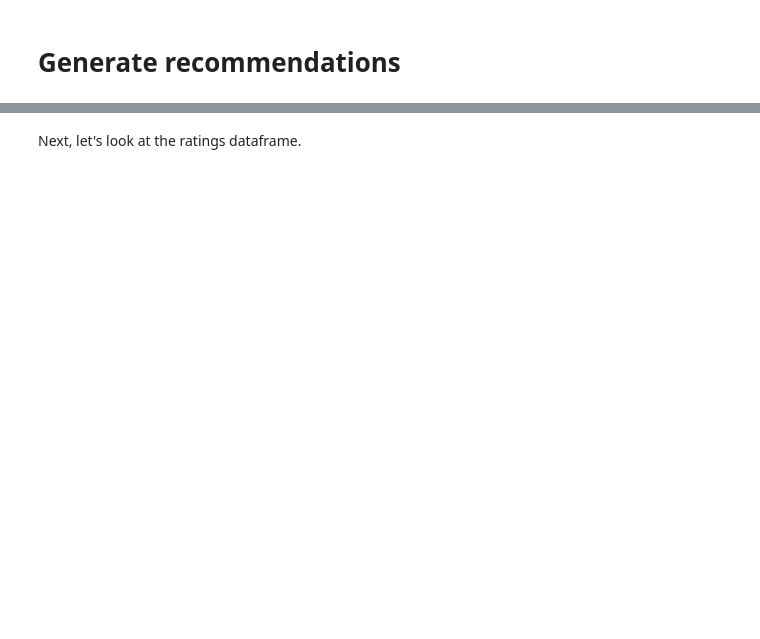
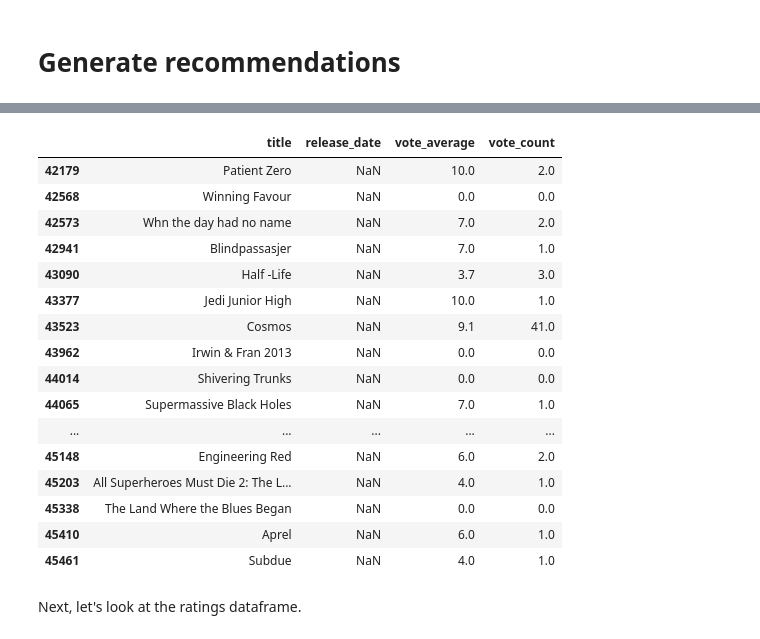
Before and after one commit to Laan33/Rec-Genie, a Jupyter notebook: cold-start-poc/RecGenie.ipynb, the cells around one changed output, grey strips where cells are left out. Drawn from its saved outputs; the diff is of its cells as text; code cells hidden in the pictures; blank space fills up the shorter version.

```diff
--- a/cold-start-poc/RecGenie.ipynb
+++ b/cold-start-poc/RecGenie.ipynb
@@ -489,3 +534,21 @@ def create_user_profile(user_id, ratings_df, top_3_credits_df):
 user_id = 999999  # Replace with your desired user ID
 user_profile = create_user_profile(user_id, ratings_df, top_3_credits_df)
 # user_profile
+# %%
+
+# Convert the 'id' columns to numeric, forcing errors to NaN
+ohe_movies_df.loc[:, 'id'] = pd.to_numeric(ohe_movies_df['id'], errors='coerce')
+top_3_credits_df['id'] = pd.to_numeric(top_3_credits_df['id'], errors='coerce')
+
+# Drop rows with NaN values in the 'id' columns
+ohe_movies_df = ohe_movies_df.dropna(subset=['id'])
+top_3_credits_df = top_3_credits_df.dropna(subset=['id'])
+
+# Convert the 'id' columns to integers
+ohe_movies_df.loc[:, 'id'] = ohe_movies_df['id'].astype(int)
+top_3_credits_df['id'] = top_3_credits_df['id'].astype(int)
+
+# Find common IDs
+common_ids = set(ohe_movies_df['id']) & set(top_3_credits_df['id'])
+
+print("Number of matching movie IDs:", len(common_ids))
@@ -580,3 +633,23 @@ print(movies_df[movies_df['movieId'].isin(least_rated_movie_ids)][['title']])
+# %%
+ohe_movies_df[ohe_movies_df['id'].isin(least_rated_movie_ids)][['title', 'release_date', 'vote_average', 'vote_count']]
+# %% [output]
+|  | title | release_date | vote_average | vote_count |
+| 42179 | Patient Zero | NaN | 10.0 | 2.0 |
+| 42568 | Winning Favour | NaN | 0.0 | 0.0 |
+| 42573 | Whn the day had no name | NaN | 7.0 | 2.0 |
+| 42941 | Blindpassasjer | NaN | 7.0 | 1.0 |
+| 43090 | Half -Life | NaN | 3.7 | 3.0 |
+| 43377 | Jedi Junior High | NaN | 10.0 | 1.0 |
+| 43523 | Cosmos | NaN | 9.1 | 41.0 |
+| 43962 | Irwin & Fran 2013 | NaN | 0.0 | 0.0 |
+| 44014 | Shivering Trunks | NaN | 0.0 | 0.0 |
+| 44065 | Supermassive Black Holes | NaN | 7.0 | 1.0 |
+| ... | ... | ... | ... | ... |
+| 45148 | Engineering Red | NaN | 6.0 | 2.0 |
+| 45203 | All Superheroes Must Die 2: The L... | NaN | 4.0 | 1.0 |
+| 45338 | The Land Where the Blues Began | NaN | 0.0 | 0.0 |
+| 45410 | Aprel | NaN | 6.0 | 1.0 |
+| 45461 | Subdue | NaN | 4.0 | 1.0 |
 # %% [markdown]
 Next, let's look at the ratings dataframe.
 # %%
```
Also changed, not shown: parts of 19 cells of this notebook.
